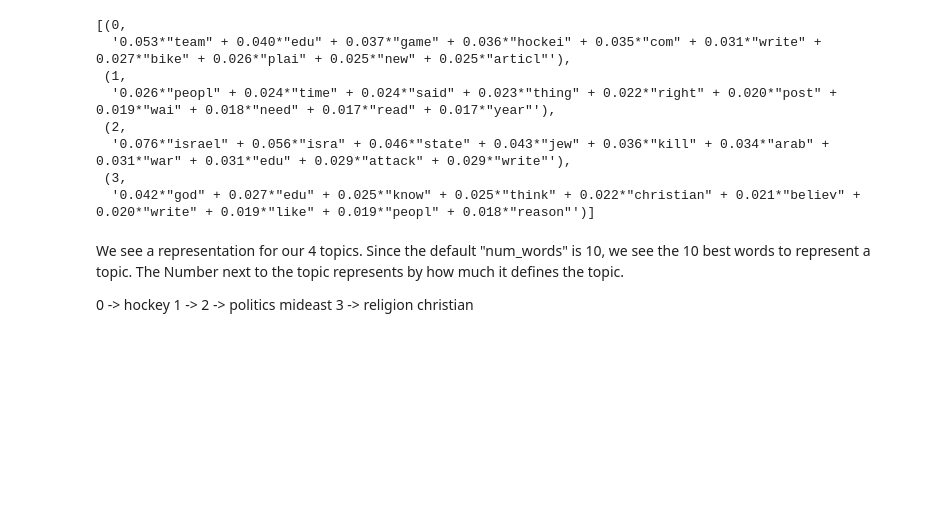
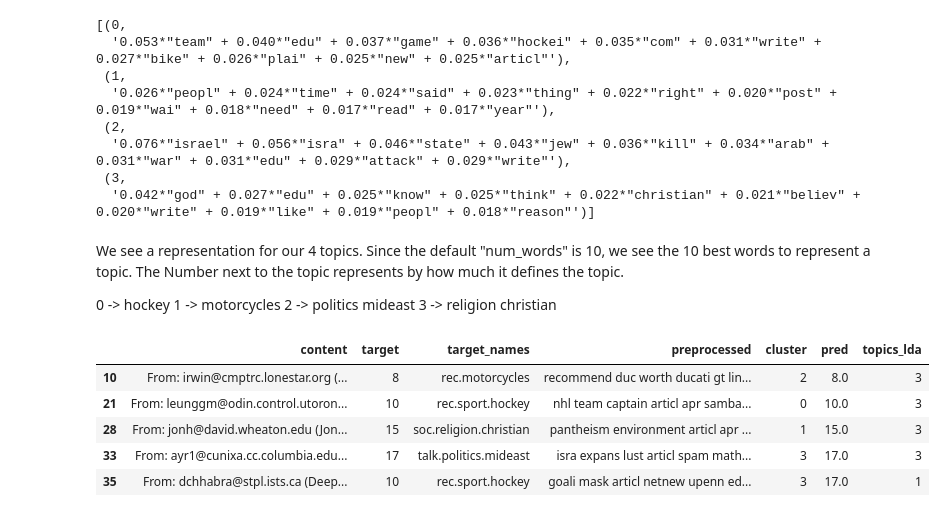
Before and after one commit to seccobo1/BIPM-Projects, a Jupyter notebook: Exercise6_Elias.ipynb, the cells around one changed output. Drawn from its saved outputs; the diff is of its cells as text; code cells hidden in the pictures; blank space fills up the shorter version.

```diff
--- a/Exercise6_Elias.ipynb
+++ b/Exercise6_Elias.ipynb
@@ -212,6 +212,17 @@ lda.show_topics()
 We see a representation for our 4 topics. Since the default "num_words" is 10, we see the 10 best words to represent a topic. The Number next to the topic represents by how much it defines the topic.
 
 0 -> hockey
-1 ->
+1 -> motorcycles
 2 -> politics mideast
 3 -> religion christian
+# %%
+topics=lda[corpus]
+df['topics_lda']= [max(topics[i])[0] for i in range(len(topics))]
+df.head()
+# %% [output]
+|  | content | target | target_names | preprocessed | cluster | pred | topics_lda |
+| 10 | From: irwin@cmptrc.lonestar.org (... | 8 | rec.motorcycles | recommend duc worth ducati gt lin... | 2 | 8.0 | 3 |
+| 21 | From: leunggm@odin.control.utoron... | 10 | rec.sport.hockey | nhl team captain articl apr samba... | 0 | 10.0 | 3 |
+| 28 | From: jonh@david.wheaton.edu (Jon... | 15 | soc.religion.christian | pantheism environment articl apr ... | 1 | 15.0 | 3 |
+| 33 | From: ayr1@cunixa.cc.columbia.edu... | 17 | talk.politics.mideast | isra expans lust articl spam math... | 3 | 17.0 | 3 |
+| 35 | From: dchhabra@stpl.ists.ca (Deep... | 10 | rec.sport.hockey | goali mask articl netnew upenn ed... | 3 | 17.0 | 1 |
```
